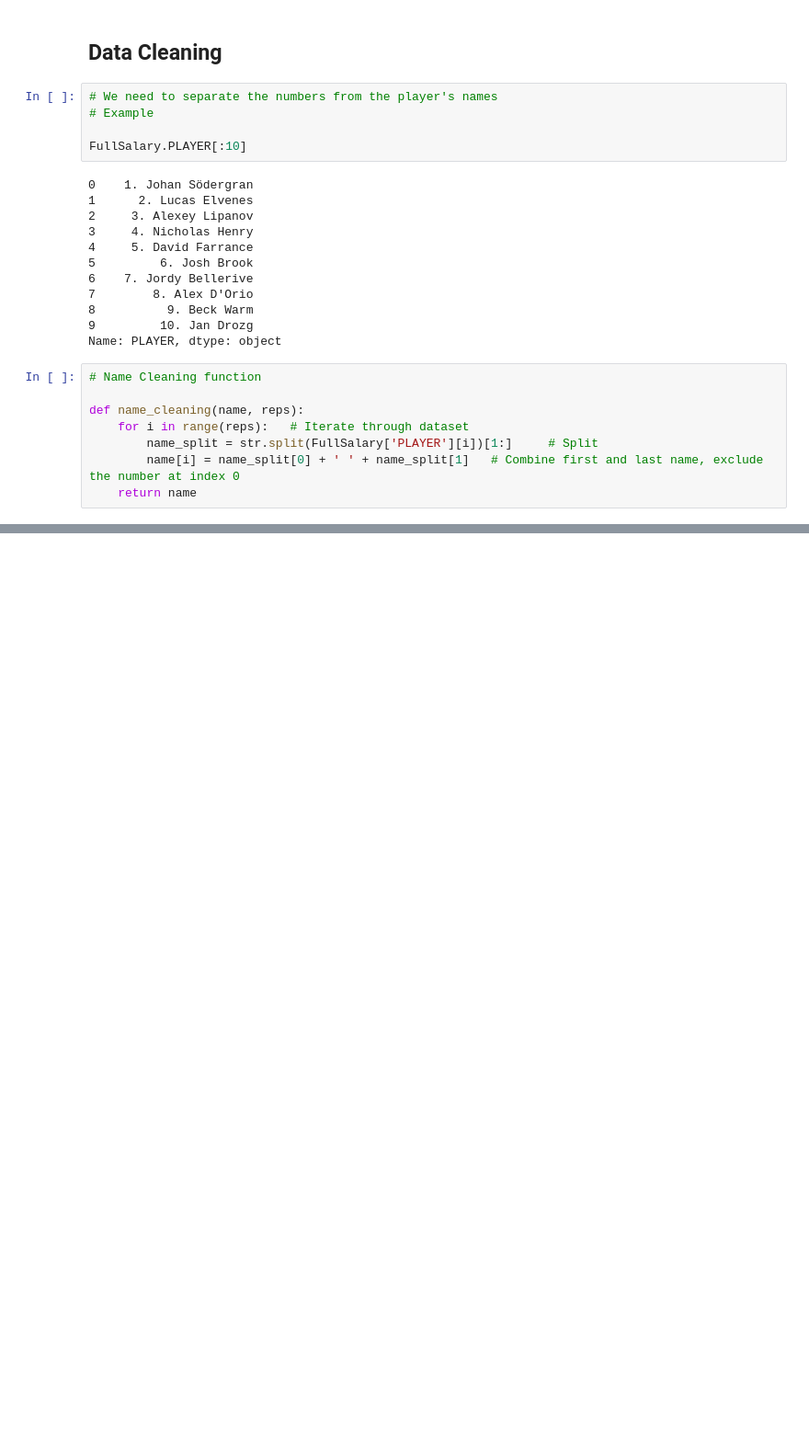
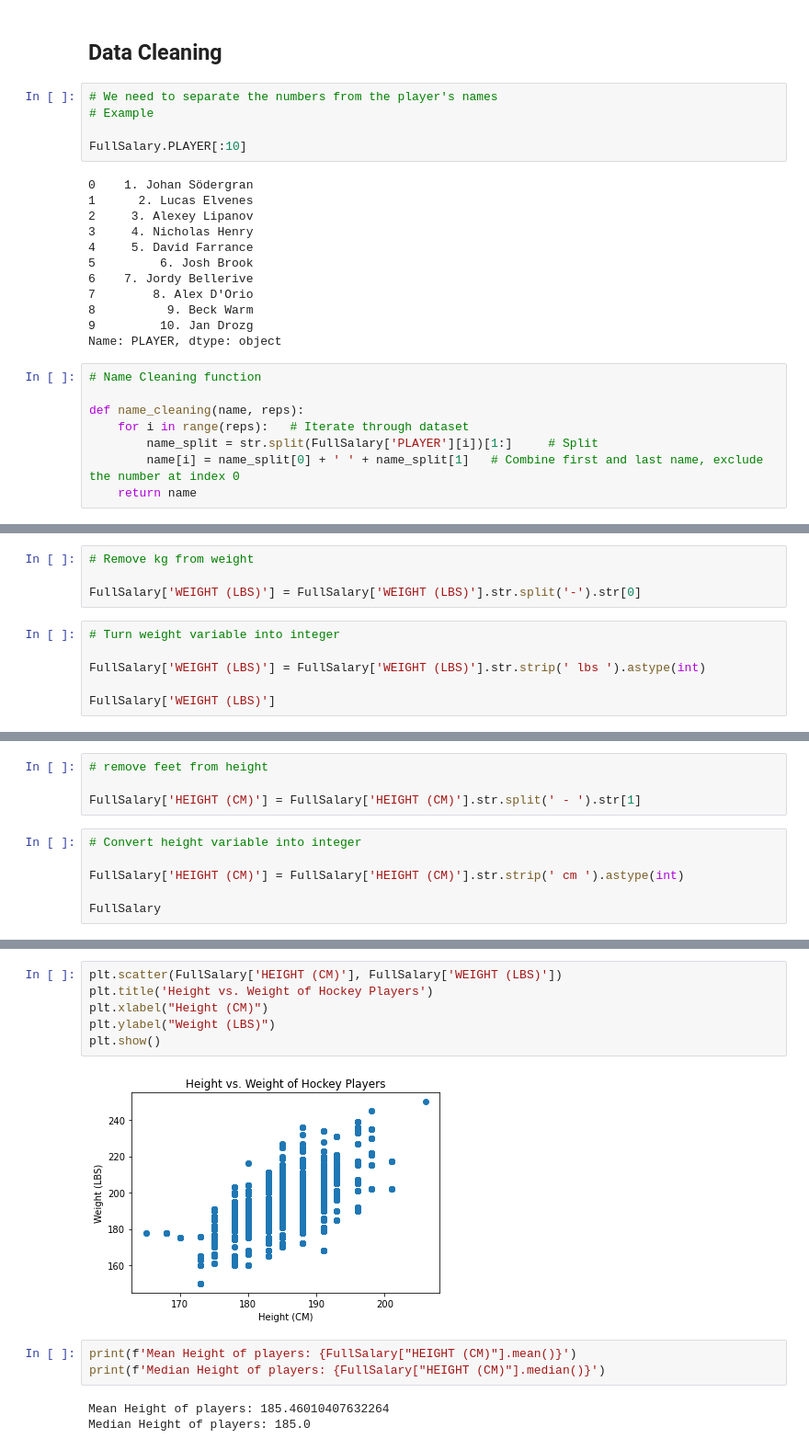
Before and after one commit to lukekerwin/DS-320_Project, a Jupyter notebook: Brian_test.ipynb, the cells around one changed output, grey strips where cells are left out. Shown at 92% size. Drawn from its saved outputs; the diff is of its cells as text; blank space fills up the shorter version.

Commit message:
Cleaned up height and weight variables

```diff
--- a/Brian_test.ipynb
+++ b/Brian_test.ipynb
@@ -423,0 +460,10 @@ Name: PLAYER, Length: 2306, dtype: object
+# %%
+# Remove kg from weight
+
+FullSalary['WEIGHT (LBS)'] = FullSalary['WEIGHT (LBS)'].str.split('-').str[0]
+# %%
+# Turn weight variable into integer
+
+FullSalary['WEIGHT (LBS)'] = FullSalary['WEIGHT (LBS)'].str.strip(' lbs ').astype(int)
+
+FullSalary['WEIGHT (LBS)']
@@ -423,0 +483,10 @@ Name: PLAYER, Length: 2306, dtype: object
+# %%
+# remove feet from height
+
+FullSalary['HEIGHT (CM)'] = FullSalary['HEIGHT (CM)'].str.split(' - ').str[1]
+# %%
+# Convert height variable into integer
+
+FullSalary['HEIGHT (CM)'] = FullSalary['HEIGHT (CM)'].str.strip(' cm ').astype(int)
+
+FullSalary
@@ -443 +526,15 @@ dtypes: int64(5), object(22)
 memory usage: 486.5+ KB
+# %%
+plt.scatter(FullSalary['HEIGHT (CM)'], FullSalary['WEIGHT (LBS)'])
+plt.title('Height vs. Weight of Hockey Players')
+plt.xlabel("Height (CM)")
+plt.ylabel("Weight (LBS)")
+plt.show()
+# %% [output]
+[figure, added]
+# %%
+print(f'Mean Height of players: {FullSalary["HEIGHT (CM)"].mean()}')
+print(f'Median Height of players: {FullSalary["HEIGHT (CM)"].median()}')
+# %% [output]
+Mean Height of players: 185.46010407632264
+Median Height of players: 185.0
```
Also changed, not shown: parts of 9 cells of this notebook.
